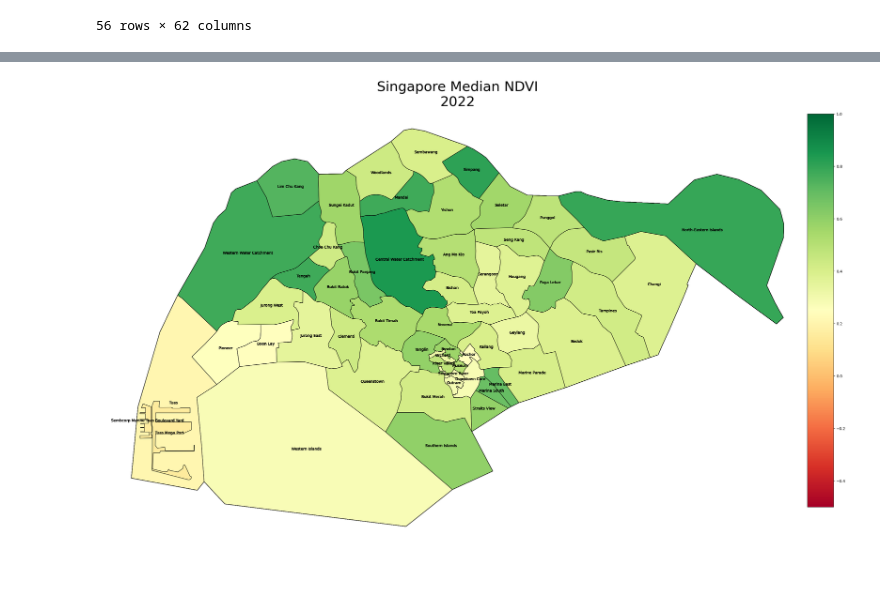
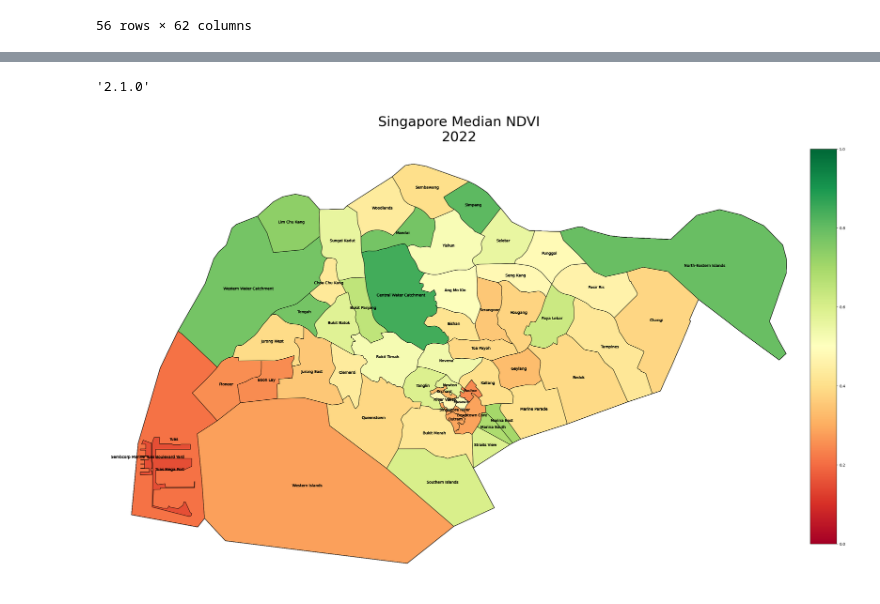
Before and after one commit to Pinnacle55/singapore_ndvi, a Jupyter notebook: Singapore Post-Mosaicking NDVI.ipynb, the cells around one changed output, grey strips where cells are left out. Cells and saved outputs as stored; diff of their text form; code cells hidden in the pictures; blank space fills up the shorter version.

```diff
--- a/Singapore Post-Mosaicking NDVI.ipynb
+++ b/Singapore Post-Mosaicking NDVI.ipynb
@@ -204,3 +236,7 @@ sg_suburbs
+# %%
+pd.__version__
+# %% [output]
+'2.1.0'
 # %%
 %%time
 from matplotlib.animation import FuncAnimation
@@ -222,7 +258,7 @@ ims = []
 # This creates a colorbar that will stay on the animation
 # Adds axes with the following arguments: left bottom width height
 cax = fig.add_axes([0.9, 0.1, 0.03, 0.8])
-sm = plt.cm.ScalarMappable(cmap = "RdYlGn", norm=plt.Normalize(vmin = -0.5, vmax = 1))
+sm = plt.cm.ScalarMappable(cmap = "RdYlGn", norm=plt.Normalize(vmin = 0, vmax = 1))
 # fake up the array of the scalar mappable. Urgh...
 sm._A = []
 fig.colorbar(sm, cax=cax)
@@ -237,39 +273,39 @@ def update(frame):
 
     # This is apparently how you animate with gpd plot
     artist = sg_suburbs.plot(ax = ax, column = f"{year}_masked_median", edgecolor = "black",
-                             cmap = "RdYlGn", vmin = -0.5, vmax = 1)
+                             cmap = "RdYlGn", vmin = 0, vmax = 1)
 
     # Annotate municipality names
     sg_suburbs.apply(lambda x: ax.annotate(text = x["name"],
                                        xy = x["geometry"].centroid.coords[0],
                                        ha = "center"), axis = 1)
 
     # colorbar = plt.colorbar(artist)
 
     ims.append(artist)
 
     ax.set_title(f"Singapore Median NDVI\n{year}", fontsize = 36)
 
     return ims
 
 # Call the func animation class with the appropriate arguments. Frames indicates how many
 # frames there will be IE how many frames will be passed into the `update` function, while
 # repeat tells matplotlib whether to loop the animation, interval tells FuncAnimation how much time
 # between frames
 animation = FuncAnimation(fig, update, frames=len(years), repeat=True, interval = 1000)
 plt.subplots_adjust(
     top=0.91,
     bottom=0.02,
     left=0.008,
     right=0.992,
     hspace=0.2,
     wspace=0.2
 )
 
 # Save the animation
-animation_file = f'singapore_masked_ndvi_animation_by_median.gif'
+animation_file = f'singapore_masked_ndvi_animation_by_median_test.gif'
 animation.save(animation_file, writer='pillow')
 
 plt.show()
 # %% [output]
-[figure, old version]
+[figure, new version]
```
Also changed, not shown: parts of 6 cells of this notebook, 3 other files.
